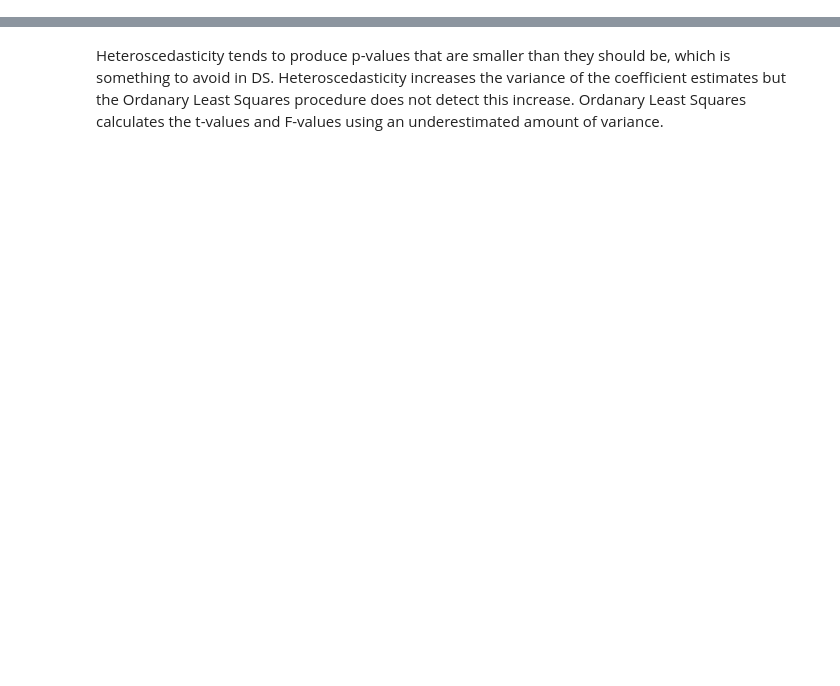
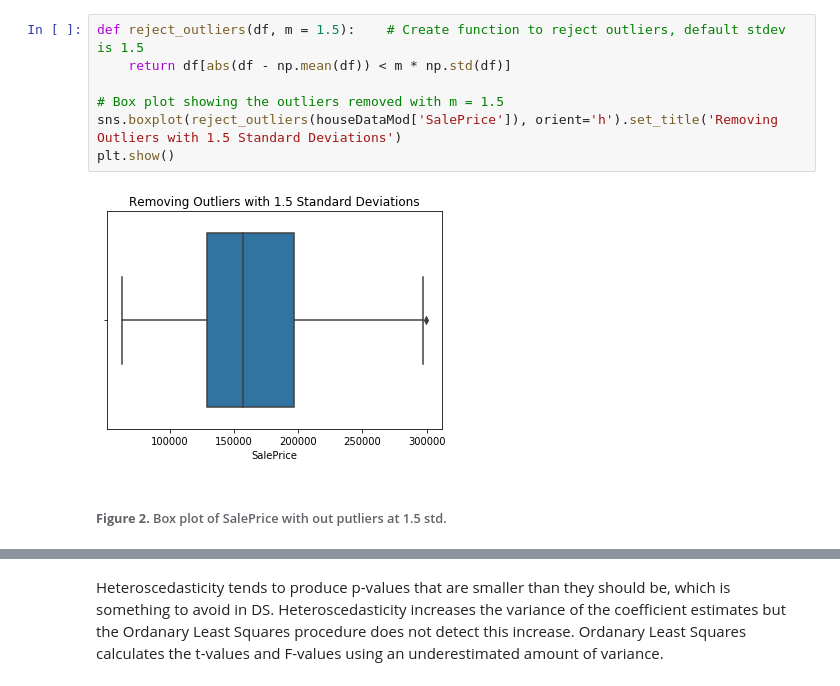
Before and after one commit to Tlacateccatl/Housing-Prices-, a Jupyter notebook: HousingPrices.ipynb, the cells around one changed output, grey strips where cells are left out. Cells and saved outputs as stored; diff of their text form; blank space fills up the shorter version.

```diff
--- a/HousingPrices.ipynb
+++ b/HousingPrices.ipynb
@@ -155,0 +203,11 @@ scatter(data.OverallQual, data.SalePrice)
+# %%
+def reject_outliers(df, m = 1.5):    # Create function to reject outliers, default stdev is 1.5
+    return df[abs(df - np.mean(df)) < m * np.std(df)]
+
+# Box plot showing the outliers removed with m = 1.5
+sns.boxplot(reject_outliers(houseDataMod['SalePrice']), orient='h').set_title('Removing Outliers with 1.5 Standard Deviations')
+plt.show()
+# %% [output]
+[figure, added]
+# %% [markdown]
+###### **Figure 2.** Box plot of SalePrice with out putliers at 1.5 std.
```
Also changed, not shown: parts of 132 cells of this notebook, 2 other files.
